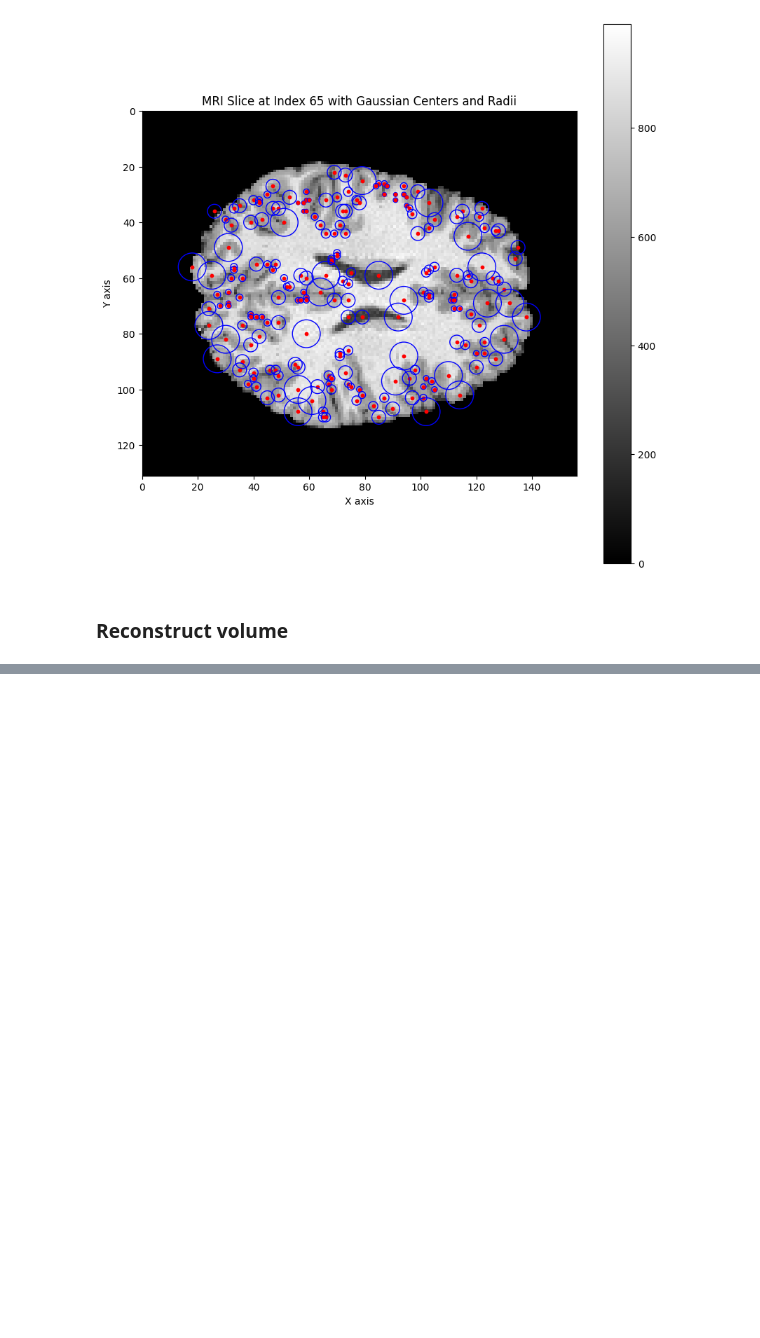
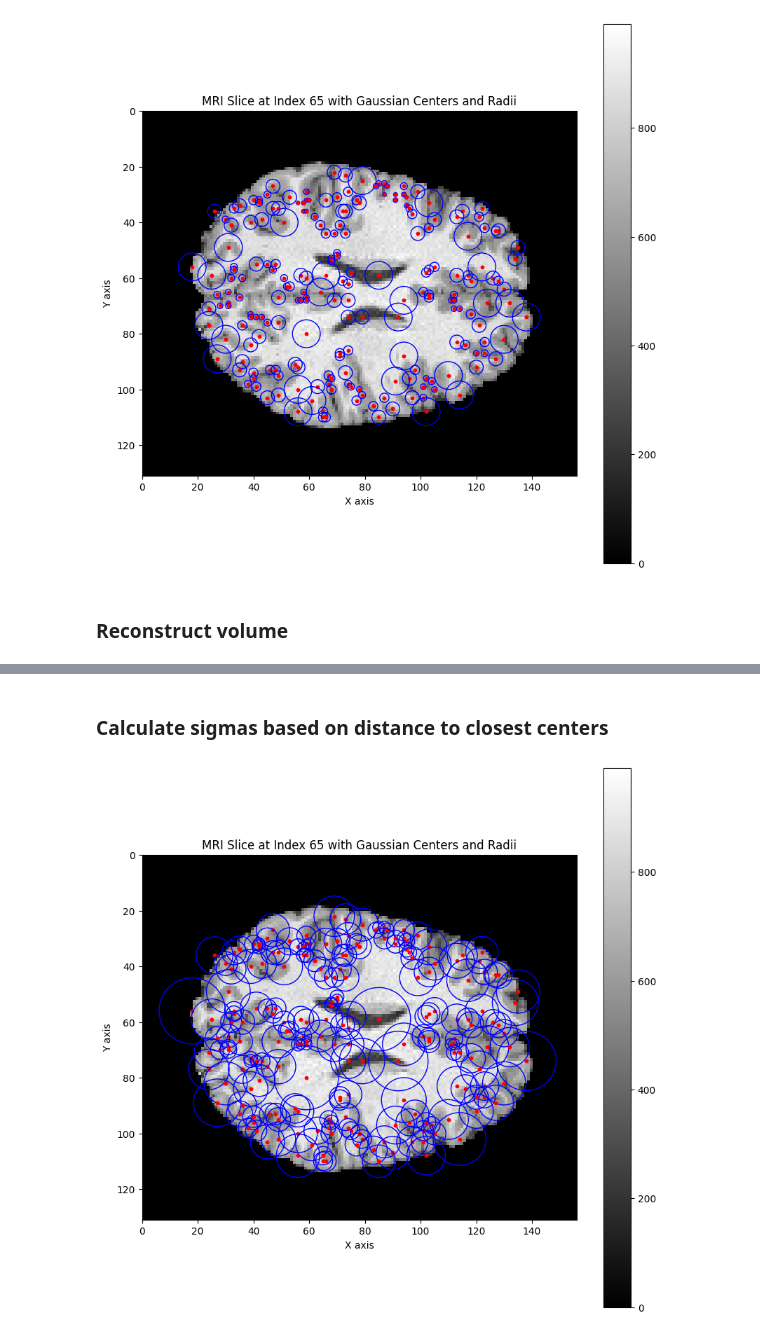
Before and after one commit to florinhegedus/mri_inr, a Jupyter notebook: notebooks/Gaussian.ipynb, the cells around one changed output, grey strips where cells are left out. Cells and saved outputs as stored; diff of their text form; code cells hidden in the pictures; blank space fills up the shorter version.

Commit message:
gaussian training and reconstruction

```diff
--- a/notebooks/Gaussian.ipynb
+++ b/notebooks/Gaussian.ipynb
@@ -344,0 +332,51 @@ pred_mri.display_relevant_brain_slices()
+# %% [markdown]
+### Calculate sigmas based on distance to closest centers
+# %%
+def calculate_sigmas(normalized_centers):
+    normalized_centers_np = normalized_centers.cpu().numpy()  # Make sure it's on CPU and convert to NumPy
+
+    # Create a k-d tree from the normalized centers
+    tree = cKDTree(normalized_centers_np)
+
+    # Query the k-d tree for the 4 closest points to each center (including itself)
+    distances, indices = tree.query(normalized_centers_np, k=4)
+
+    # Exclude the nearest distance (distance to itself) and take the next three
+    closest_distances = distances[:, 1:4]  # Exclude the first column, which is zero
+
+    # Calculate the mean of these distances for each center
+    sigmas = np.mean(closest_distances, axis=1)
+
+    # If you need to use sigmas in PyTorch, convert them back to a tensor
+    sigmas_tensor = torch.tensor(sigmas, dtype=torch.float, device=normalized_centers.device)
+
+    return sigmas_tensor
+# %%
+# Define a function to calculate the Euclidean distance between two points
+centers_in_slice = torch.tensor(centers_in_slice)
+radii = calculate_sigmas(centers_in_slice)
+
+# Assuming the intensities are still calculated directly from the voxel values
+intensities = np.array([mri_volume[tuple(center)] for center in centers_in_slice])
+
+# Assuming we are still visualizing the same slice as before
+# And 'radii' contains the calculated radius for each Gaussian center
+
+plt.figure(figsize=(10, 10))
+plt.imshow(slice_image, cmap='gray', extent=[0, slice_image.shape[1], slice_image.shape[0], 0])
+plt.colorbar()
+plt.title(f'MRI Slice at Index {slice_index} with Gaussian Centers and Radii')
+
+# Plot Gaussian centers and their radii on the slice
+for center, radius in zip(centers_in_slice, radii):
+    # Convert the radius to a visual scale, if necessary
+    visual_radius = radius  # Example scaling factor, adjust based on your specific visualization needs
+    circle = plt.Circle((center[1], center[0]), visual_radius, color='blue', fill=False)
+    plt.gca().add_artist(circle)
+    plt.scatter(center[1], center[0], color='red', s=10)  # Center marked as a red dot
+
+plt.xlabel('X axis')
+plt.ylabel('Y axis')
+plt.show()
+# %% [output]
+[figure, added]
```
Also changed, not shown: parts of 5 cells of this notebook, 3 other files.
